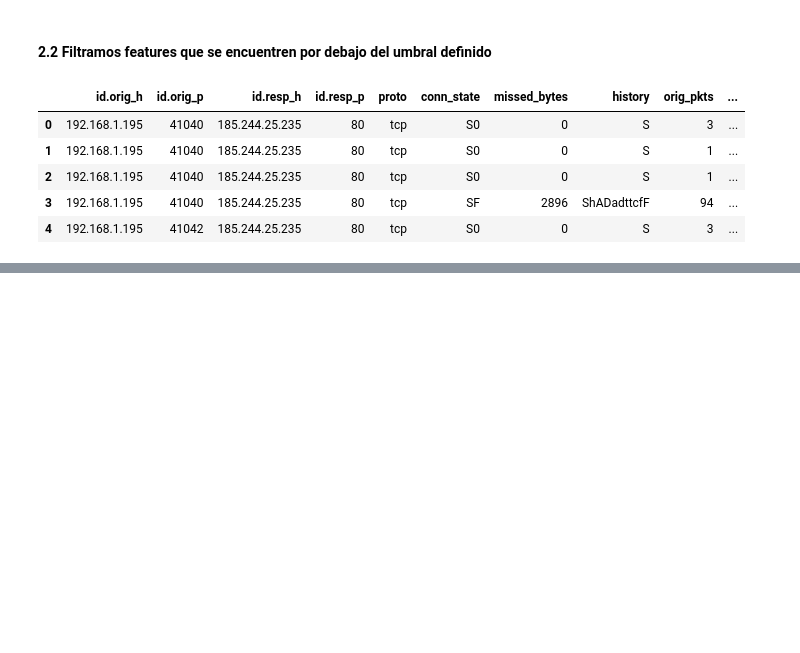
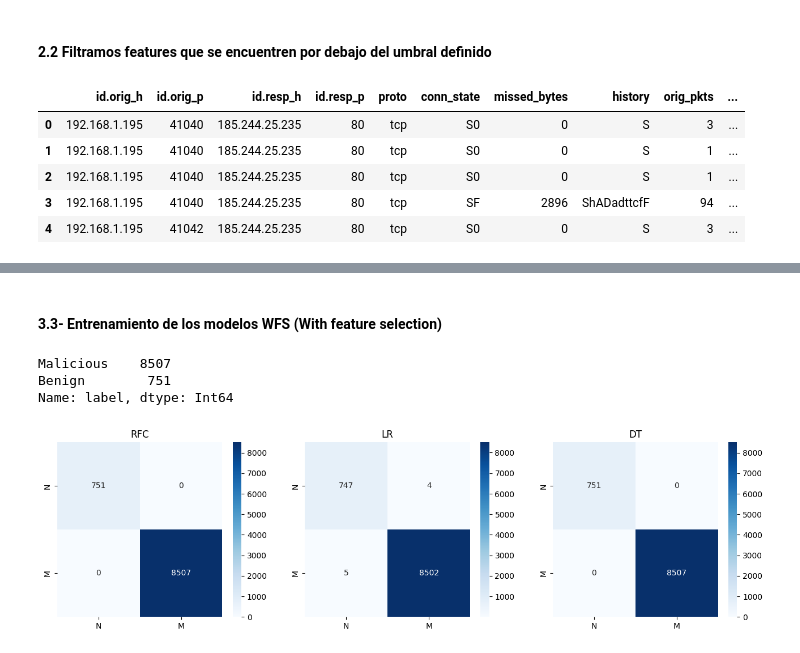
Before and after one commit to alejandro945/ul-feature-selection-for-botnet-detection, a Jupyter notebook: src/ul-feature-selection.ipynb, the cells around one changed output, grey strips where cells are left out. Drawn from its saved outputs; the diff is of its cells as text; code cells hidden in the pictures; blank space fills up the shorter version.

```diff
--- a/src/ul-feature-selection.ipynb
+++ b/src/ul-feature-selection.ipynb
@@ -274,0 +336,40 @@ AttributeError: 'list' object has no attribute 'iloc'
+# %% [markdown]
+#### 3.3- Entrenamiento de los modelos WFS (With feature selection)
+# %%
+# Creamos el imputador para imputar los valores faltantes con la tecnica de la media
+imp1 = SimpleImputer(strategy='mean')
+# Entrenar el modelo RFC
+rfc_mode1 = RandomForestClassifier(n_estimators=10, random_state=42)
+pipelineRFC1 = make_pipeline(imp1, rfc_mode1)
+pipelineRFC1.fit(X_train2, y_train2)
+rfc_preds1 = pipelineRFC1.predict(X_test2)
+rfc_conf_matrix1 = confusion_matrix(y_test2, rfc_preds1)
+
+# Entrenar el modelo de regresión logística
+lr_model1 = LogisticRegression(random_state=42, max_iter=1000)
+pipelineLR1 = make_pipeline(imp1, lr_model1)
+pipelineLR1.fit(X_train2, y_train2)
+lr_preds1 = pipelineLR1.predict(X_test2)
+lr_conf_matrix1 = confusion_matrix(y_test2, lr_preds1)
+
+# Entrenar el modelo de árbol de decisión
+dt_model1 = DecisionTreeClassifier(random_state=42)
+pipelineDT1 = make_pipeline(imp, dt_model1)
+pipelineDT1.fit(X_train2, y_train2)
+dt_preds1 = pipelineDT1.predict(X_test2)
+dt_conf_matrix1 = confusion_matrix(y_test2, dt_preds1)
+
+print(y_test2.value_counts())
+# %% [output]
+Malicious    8507
+Benign        751
+Name: label, dtype: Int64
+# %%
+fig, axes = plt.subplots(nrows=1, ncols=3, figsize=(16, 4))
+titles = ['RFC','LR', 'DT']
+cms = [rfc_conf_matrix1, lr_conf_matrix1, dt_conf_matrix1]
+for i, ax in enumerate(axes.flat):
+    sns.heatmap(pd.DataFrame(cms[i], index=['N', 'M'], columns=['N', 'M']), annot=True, cmap='Blues', ax=ax, fmt='g')
+    ax.set(title=titles[i])
+# %% [output]
+[figure, added]
```
Also changed, not shown: parts of 17 cells of this notebook, 3 other files.
